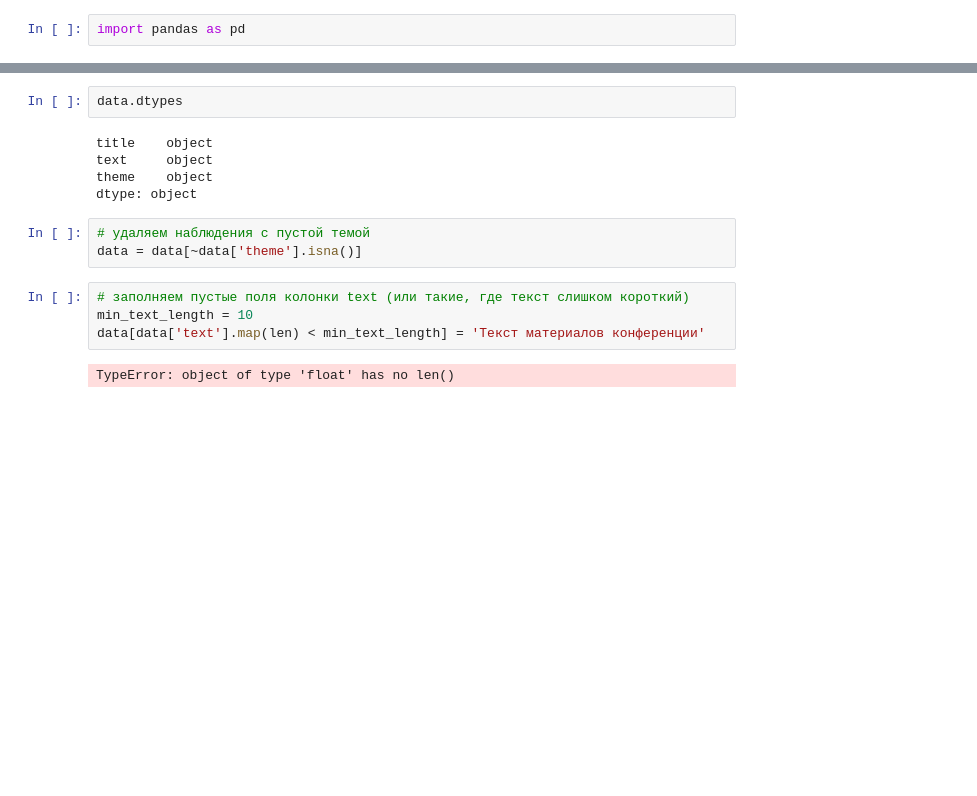
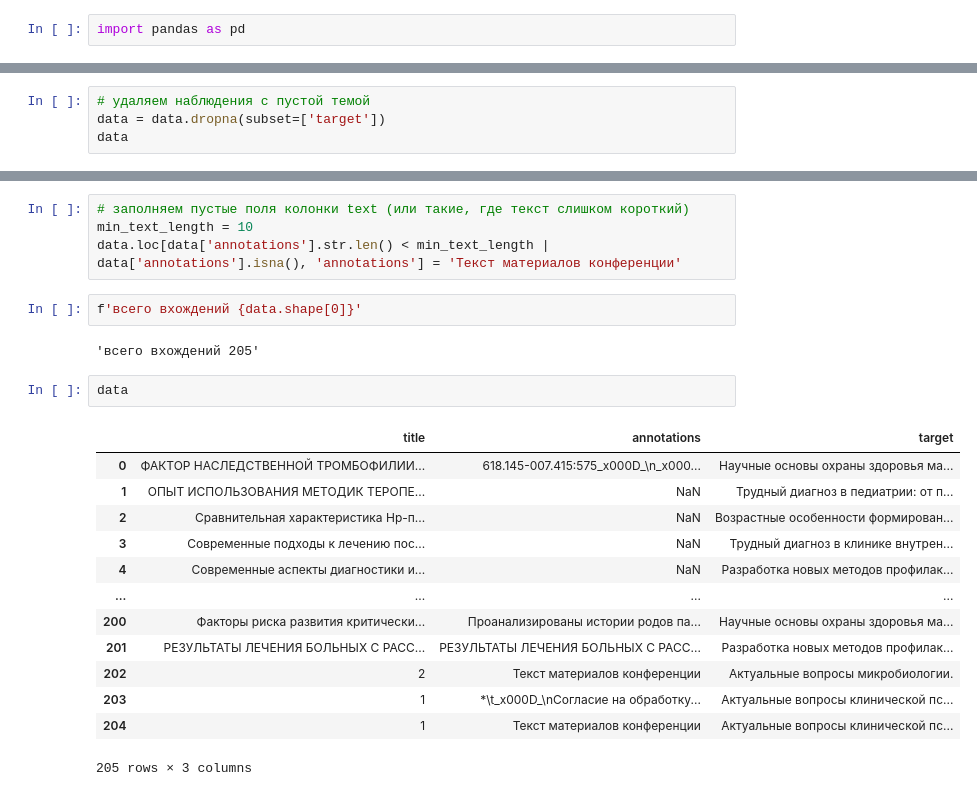
Before and after one commit to university-practice/pipelines, a Jupyter notebook: notebooks/01-preprocessing.ipynb, the cells around one changed output, grey strips where cells are left out. Saved outputs shown, nothing was run; the diff lists cells and outputs as text; blank space fills up the shorter version.

```diff
--- a/notebooks/01-preprocessing.ipynb
+++ b/notebooks/01-preprocessing.ipynb
@@ -29,0 +64,4 @@ data
+# %%
+# удаляем наблюдения с пустой темой
+data = data.dropna(subset=['target'])
+data
@@ -30,16 +82,24 @@ data
+# %%
+# заполняем пустые поля колонки text (или такие, где текст слишком короткий)
+min_text_length = 10
+data.loc[data['annotations'].str.len() < min_text_length | data['annotations'].isna(), 'annotations'] = 'Текст материалов конференции'
+# %%
+f'всего вхождений {data.shape[0]}'
+# %% [output]
+'всего вхождений 205'
 # %%
-data.dtypes
+data
 # %% [output]
+|  | title | annotations | target |
+| 0 | ФАКТОР НАСЛЕДСТВЕННОЙ ТРОМБОФИЛИИ... | 618.145-007.415:575_x000D_\n_x000... | Научные основы охраны здоровья ма... |
+| 1 | ОПЫТ ИСПОЛЬЗОВАНИЯ МЕТОДИК ТЕРОПЕ... | NaN | Трудный диагноз в педиатрии: от п... |
+| 2 | Сравнительная характеристика Нр-п... | NaN | Возрастные особенности формирован... |
+| 3 | Современные подходы к лечению пос... | NaN | Трудный диагноз в клинике внутрен... |
+| 4 | Современные аспекты диагностики и... | NaN | Разработка новых методов профилак... |
+| ... | ... | ... | ... |
+| 200 | Факторы риска развития критически... | Проанализированы истории родов па... | Научные основы охраны здоровья ма... |
+| 201 | РЕЗУЛЬТАТЫ ЛЕЧЕНИЯ БОЛЬНЫХ С РАСС... | РЕЗУЛЬТАТЫ ЛЕЧЕНИЯ БОЛЬНЫХ С РАСС... | Разработка новых методов профилак... |
+| 202 | 2 | Текст материалов конференции | Актуальные вопросы микробиологии. |
+| 203 | 1 | *\t_x000D_\nСогласие на обработку... | Актуальные вопросы клинической пс... |
+| 204 | 1 | Текст материалов конференции | Актуальные вопросы клинической пс... |
-title    object
-text     object
-theme    object
-dtype: object
+205 rows × 3 columns
-# %%
-# удаляем наблюдения с пустой темой
-data = data[~data['theme'].isna()]
-# %%
-# заполняем пустые поля колонки text (или такие, где текст слишком короткий)
-min_text_length = 10
-data[data['text'].map(len) < min_text_length] = 'Текст материалов конференции'
-# %% [output]
-TypeError: object of type 'float' has no len()
```
Also changed, not shown: parts of 5 cells of this notebook.
